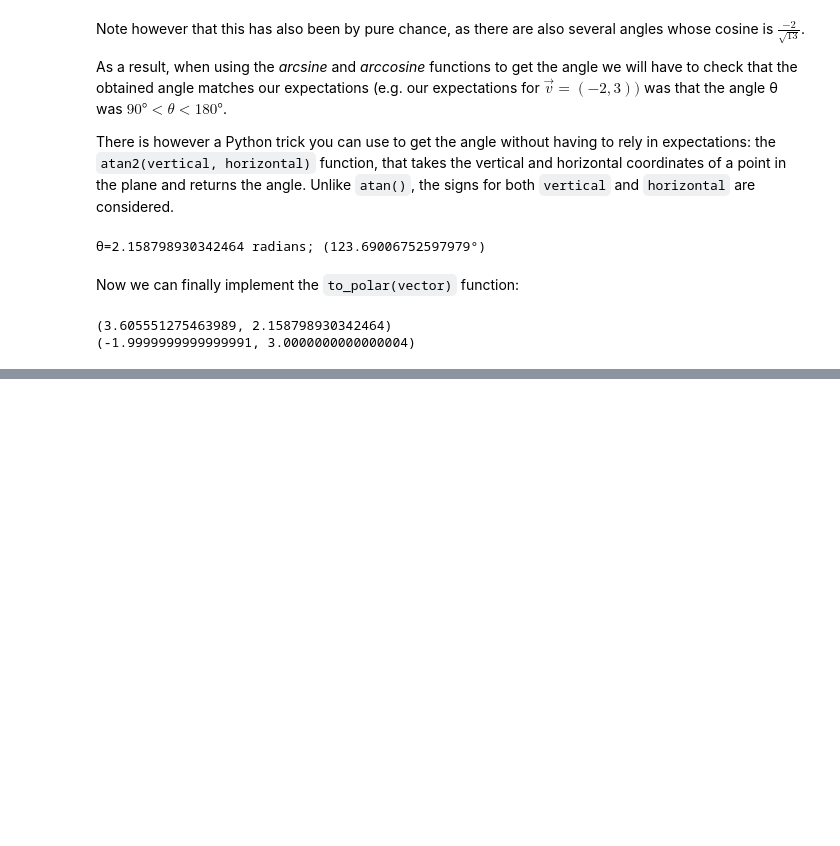
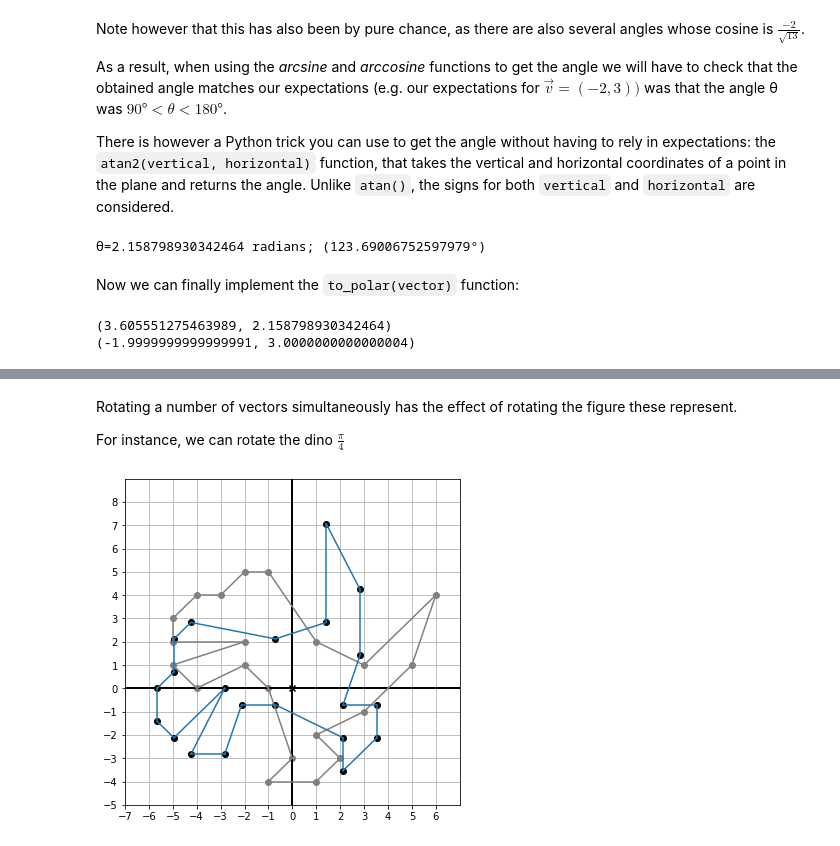
Before and after one commit to sergiofgonzalez/math-workbench, a Jupyter notebook: 01-vectors-in-the-2d-plane/02-vector-arithmetics-notebook/vector_arithmetics.ipynb, the cells around one changed output, grey strips where cells are left out. Saved outputs shown, nothing was run; the diff lists cells and outputs as text; code cells hidden in the pictures; blank space fills up the shorter version.

Commit message:
Finalize vector arithmetics in 2D

```diff
--- a/01-vectors-in-the-2d-plane/02-vector-arithmetics-notebook/vector_arithmetics.ipynb
+++ b/01-vectors-in-the-2d-plane/02-vector-arithmetics-notebook/vector_arithmetics.ipynb
@@ -561,0 +586,22 @@ print(to_cartesian(to_polar((-2, 3))))
+# %% [markdown]
+Rotating a number of vectors simultaneously has the effect of rotating the figure these represent.
+
+For instance, we can rotate the dino $ \frac{\pi}{4} $
+# %%
+from vector_drawing import gray
+
+rotation_angle = pi / 4
+dino_points_polar = [to_polar(v) for v in dino_points]
+
+rotated_dino_points_polar = [ (v[0], v[1] + rotation_angle) for v in dino_points_polar]
+
+rotated_dino_points = [to_cartesian(v) for v in rotated_dino_points_polar]
+
+draw(
+    Points(*dino_points, color=gray),
+    Points(*rotated_dino_points),
+    Polygon(*dino_points, color=gray),
+    Polygon(*rotated_dino_points, color=blue)
+)
+# %% [output]
+[figure, added]
```
Also changed, not shown: parts of 4 cells of this notebook, 5 other files.
